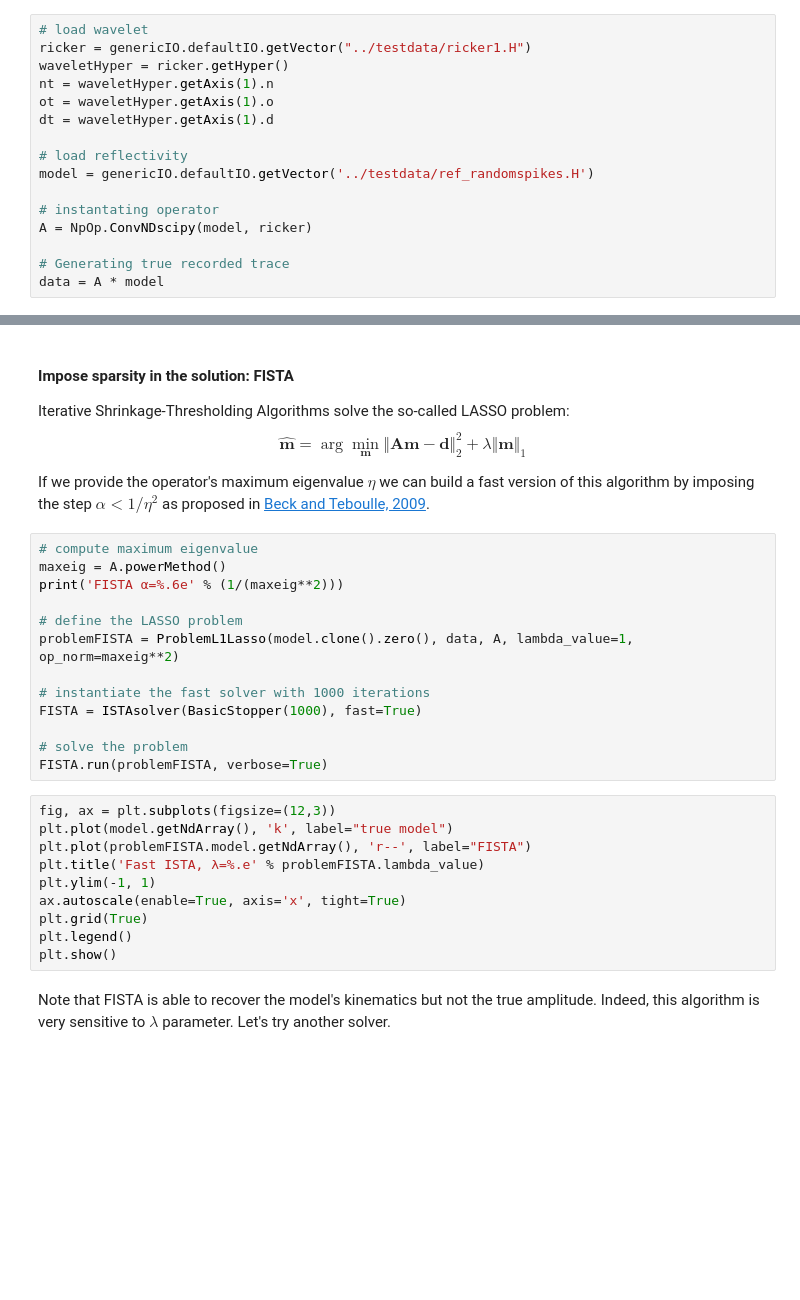
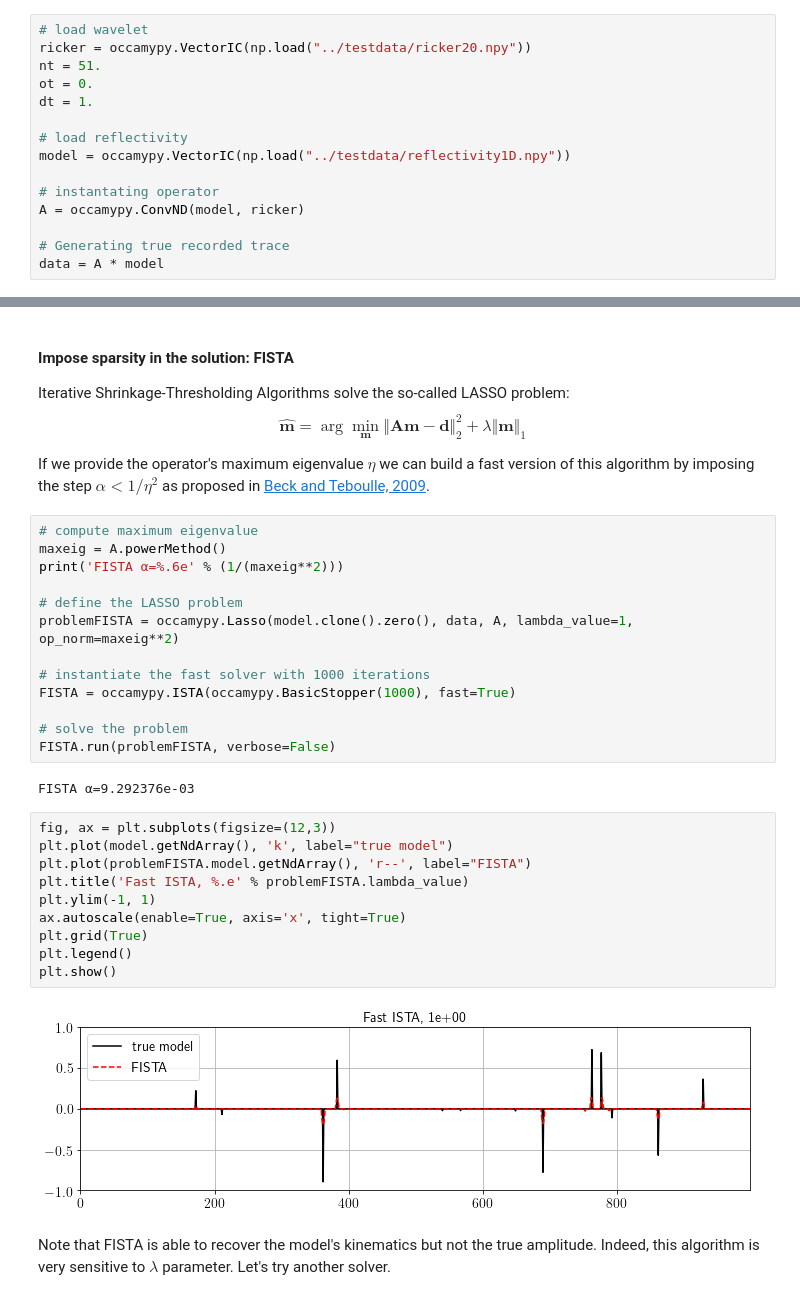
Before and after one commit to fpicetti/occamypy, a Jupyter notebook: tutorials/SplitBregman Examples.ipynb, the cells around one changed output, grey strips where cells are left out. Saved outputs shown, nothing was run; the diff lists cells and outputs as text; blank space fills up the shorter version.

```diff
--- a/tutorials/SplitBregman Examples.ipynb
+++ b/tutorials/SplitBregman Examples.ipynb
@@ -59,17 +50,16 @@ In this example we want to invert a 1D seismic trace for the Earth's reflectivit
 We suppose the wavelet to be known, yielding  to a deterministic deconvolution problem.
 # %%
 # load wavelet
-ricker = genericIO.defaultIO.getVector("../testdata/ricker1.H")
-waveletHyper = ricker.getHyper()
-nt = waveletHyper.getAxis(1).n
-ot = waveletHyper.getAxis(1).o
-dt = waveletHyper.getAxis(1).d
+ricker = occamypy.VectorIC(np.load("../testdata/ricker20.npy"))
+nt = 51.
+ot = 0.
+dt = 1.
 
 # load reflectivity
-model = genericIO.defaultIO.getVector('../testdata/ref_randomspikes.H')
+model = occamypy.VectorIC(np.load("../testdata/reflectivity1D.npy"))
 
 # instantating operator
-A = NpOp.ConvNDscipy(model, ricker)
+A = occamypy.ConvND(model, ricker)
 
 # Generating true recorded trace
 data = A * model
@@ -132,23 +127,27 @@ maxeig = A.powerMethod()
 print('FISTA α=%.6e' % (1/(maxeig**2)))
 
 # define the LASSO problem
-problemFISTA = ProblemL1Lasso(model.clone().zero(), data, A, lambda_value=1, op_norm=maxeig**2)
+problemFISTA = occamypy.Lasso(model.clone().zero(), data, A, lambda_value=1, op_norm=maxeig**2)
 
 # instantiate the fast solver with 1000 iterations
-FISTA = ISTAsolver(BasicStopper(1000), fast=True)
+FISTA = occamypy.ISTA(occamypy.BasicStopper(1000), fast=True)
 
 # solve the problem
-FISTA.run(problemFISTA, verbose=True)
+FISTA.run(problemFISTA, verbose=False)
+# %% [output]
+FISTA α=9.292376e-03
 # %%
 fig, ax = plt.subplots(figsize=(12,3))
 plt.plot(model.getNdArray(), 'k', label="true model")
 plt.plot(problemFISTA.model.getNdArray(), 'r--', label="FISTA")
-plt.title('Fast ISTA, λ=%.e' % problemFISTA.lambda_value)
+plt.title('Fast ISTA, %.e' % problemFISTA.lambda_value)
 plt.ylim(-1, 1)
 ax.autoscale(enable=True, axis='x', tight=True)
 plt.grid(True)
 plt.legend()
 plt.show()
+# %% [output]
+[figure, added]
 # %% [markdown]
 Note that FISTA is able to recover the model's kinematics but not the true amplitude.
 Indeed, this algorithm is very sensitive to $\lambda$ parameter.
```
Also changed, not shown: parts of 19 cells of this notebook.
